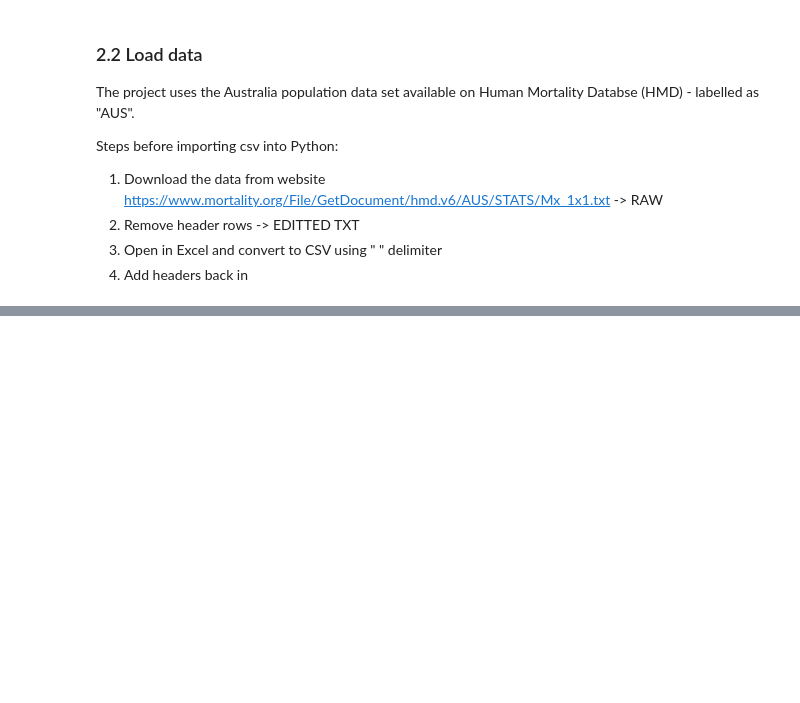
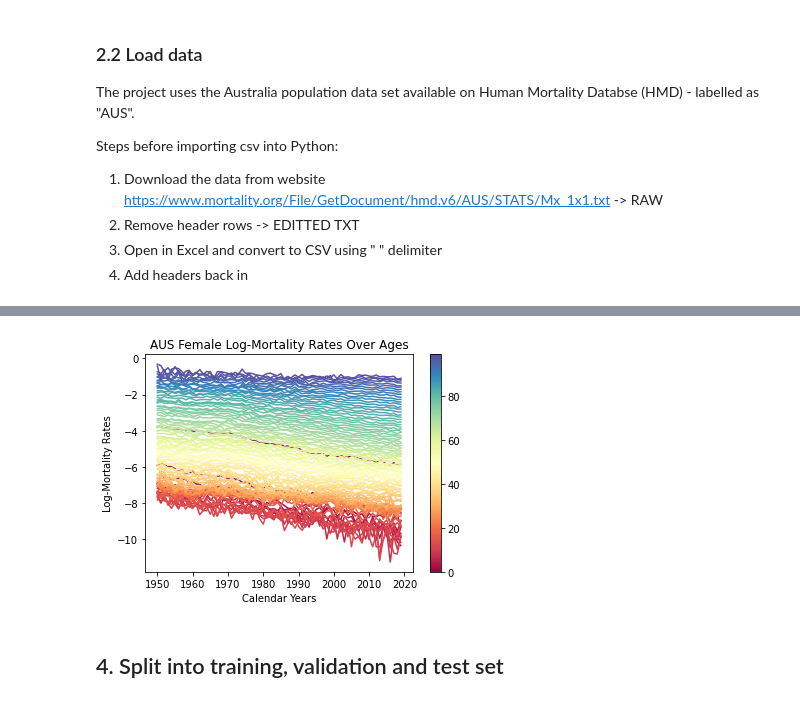
Before and after one commit to kchu1711/actl3143, a Jupyter notebook: assignment/assignment.ipynb, the cells around one changed output, grey strips where cells are left out. Drawn from its saved outputs; the diff is of its cells as text; code cells hidden in the pictures; blank space fills up the shorter version.

```diff
--- a/assignment/assignment.ipynb
+++ b/assignment/assignment.ipynb
@@ -83,0 +202,27 @@ all_mort['log_mx'] = np.log(all_mort['mx'])
+# %%
+heatmap_data_t = heatmap_data.transpose()
+
+# setup the normalization and the colormap
+normalize = mcolors.Normalize(vmin=heatmap_data_t.columns.min(), vmax=heatmap_data_t.columns.max())
+colormap = cm.Spectral
+
+# plot
+for n in heatmap_data_t.columns:
+    plt.plot(heatmap_data_t[n], color=colormap(normalize(n)))
+
+# setup the colorbar
+scalarmappaple = cm.ScalarMappable(norm=normalize, cmap=colormap)
+scalarmappaple.set_array(heatmap_data_t.columns)
+plt.colorbar(scalarmappaple)
+
+# add axis labs
+plt.title(f"{country} {gender} Log-Mortality Rates Over Ages")
+plt.xlabel('Calendar Years')
+plt.ylabel('Log-Mortality Rates')
+
+# show the figure
+plt.show()
+# %% [output]
+[figure, added]
+# %% [markdown]
+## 4. Split into training, validation and test set
```
Also changed, not shown: parts of 25 cells of this notebook.
